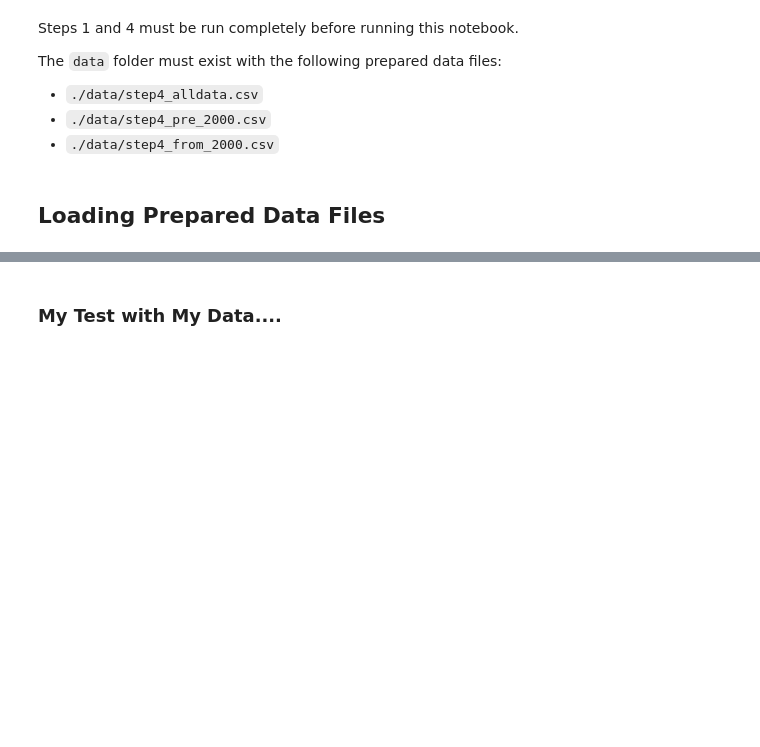
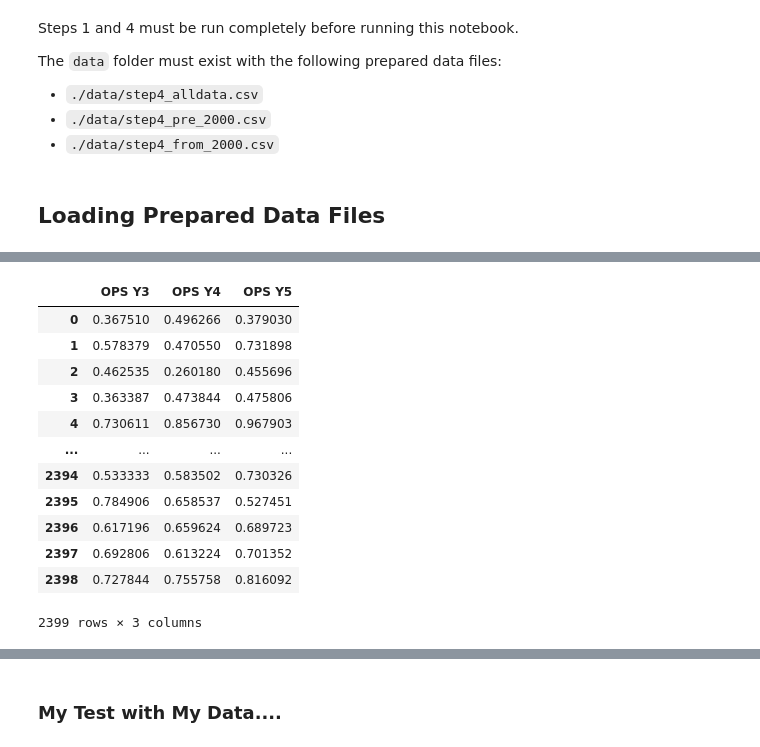
Before and after one commit to donnajharris/cp640_project, a Jupyter notebook: harr2890_project/har2890_project_step5_ops_modelling.ipynb, the cells around one changed output, grey strips where cells are left out. Saved outputs shown, nothing was run; the diff lists cells and outputs as text; code cells hidden in the pictures; blank space fills up the shorter version.

```diff
--- a/harr2890_project/har2890_project_step5_ops_modelling.ipynb
+++ b/harr2890_project/har2890_project_step5_ops_modelling.ipynb
@@ -900,0 +127,17 @@ Adjusted R-Squared is 0.604
+# %%
+X = all_data_ops[['OPS Y3', 'OPS Y4', 'OPS Y5']]
+X
+# %% [output]
+|  | OPS Y3 | OPS Y4 | OPS Y5 |
+| 0 | 0.367510 | 0.496266 | 0.379030 |
+| 1 | 0.578379 | 0.470550 | 0.731898 |
+| 2 | 0.462535 | 0.260180 | 0.455696 |
+| 3 | 0.363387 | 0.473844 | 0.475806 |
+| 4 | 0.730611 | 0.856730 | 0.967903 |
+| ... | ... | ... | ... |
+| 2394 | 0.533333 | 0.583502 | 0.730326 |
+| 2395 | 0.784906 | 0.658537 | 0.527451 |
+| 2396 | 0.617196 | 0.659624 | 0.689723 |
+| 2397 | 0.692806 | 0.613224 | 0.701352 |
+| 2398 | 0.727844 | 0.755758 | 0.816092 |
+2399 rows × 3 columns
```
Also changed, not shown: parts of 80 cells of this notebook, 1 other file.
